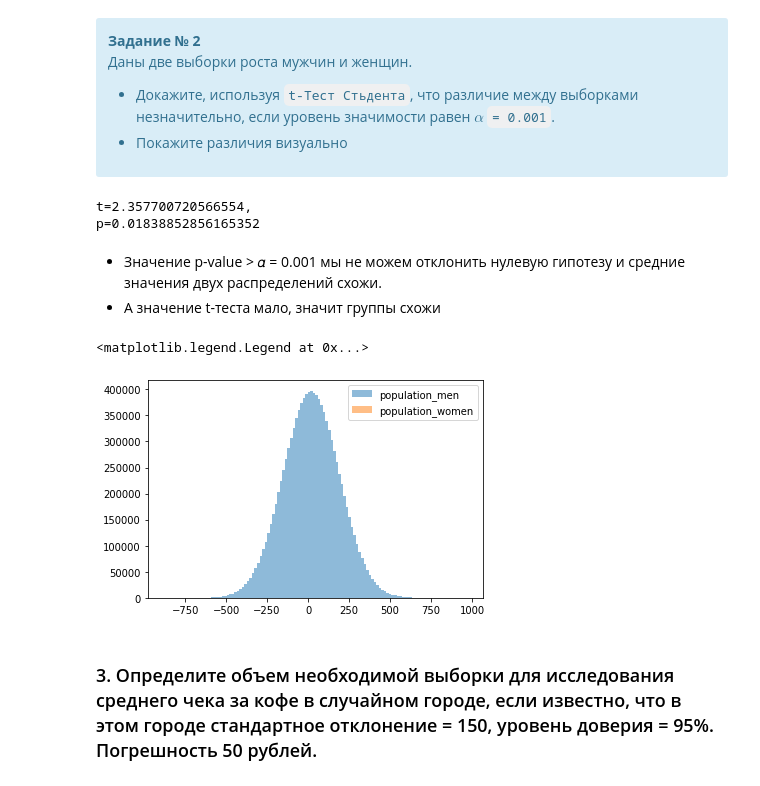
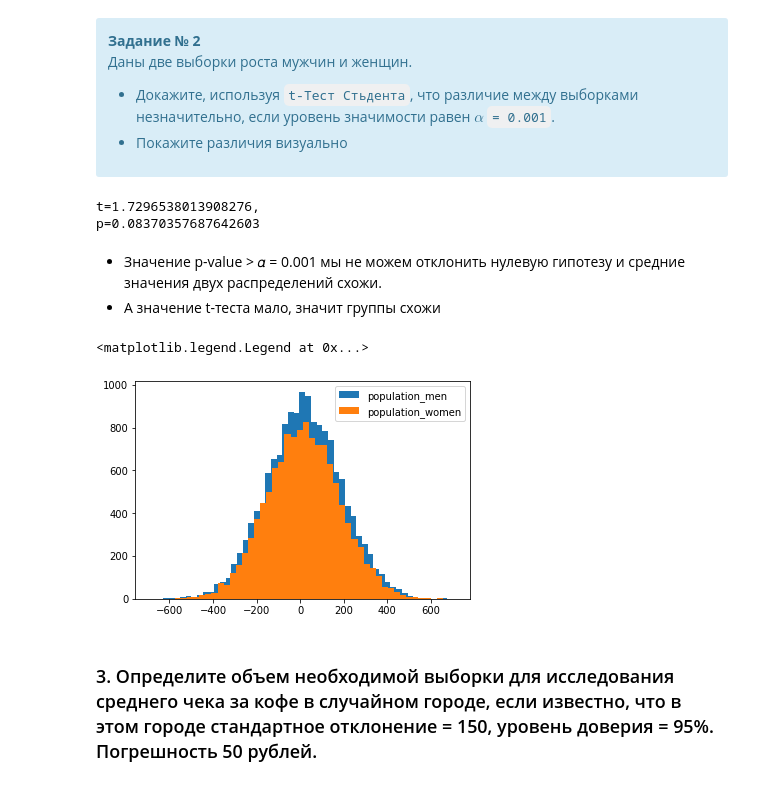
Before and after one commit to iMelamory/Python_for_analytics, a Jupyter notebook: Stats/Conf_intervals/Conf_intervals.ipynb, the cells around one changed output. Cells and saved outputs as stored; diff of their text form; code cells hidden in the pictures.

```diff
--- a/Stats/Conf_intervals/Conf_intervals.ipynb
+++ b/Stats/Conf_intervals/Conf_intervals.ipynb
@@ -591,26 +591,26 @@ else: print('Верно!!!! Двигайтесь дальше!')
 # %%
 import scipy.stats as stats
 
-population_men  = stats.norm.rvs(loc=19, scale=171, size=11000000)  # Выборка мужчин со средним ростом 171
+population_men  = stats.norm.rvs(loc=19, scale=171, size=15000)  # Выборка мужчин со средним ростом 171
 population_women = stats.norm.rvs(loc=16, scale=165, size=12000)  # Выборка женщин со средним ростом 165
 
 t,p = stats.ttest_ind(population_men, population_women)
 print(f't={t},\np={p}')
 # %% [output]
-t=2.357700720566554,
-p=0.01838852856165352
+t=1.7296538013908276,
+p=0.08370357687642603
 # %% [markdown]
 * Значение p-value > 𝛼  = 0.001 мы не можем отклонить нулевую гипотезу и средние значения двух распределений схожи.
 * А значение t-теста мало, значит группы схожи
 # %%
-plt.hist(population_men, bins=120, alpha=0.5, label='population_men');
-plt.hist(population_women, bins=120,alpha=0.5, label='population_women' );
+plt.hist(population_men, bins=50, label='population_men');
+plt.hist(population_women, bins=50, label='population_women' );
 plt.legend(loc='upper right')
 
 # не понимаю, что нетак с графиком... не выводит на него женщин
 # %% [output]
 <matplotlib.legend.Legend at 0x...>
-[figure, old version]
+[figure, new version]
 # %% [markdown]
 ### 3. Определите объем необходимой выборки для исследования среднего чека за кофе в случайном городе, если известно, что в этом городе стандартное отклонение = 150, уровень доверия = 95%. Погрешность 50 рублей.
 # %% [markdown]
```
